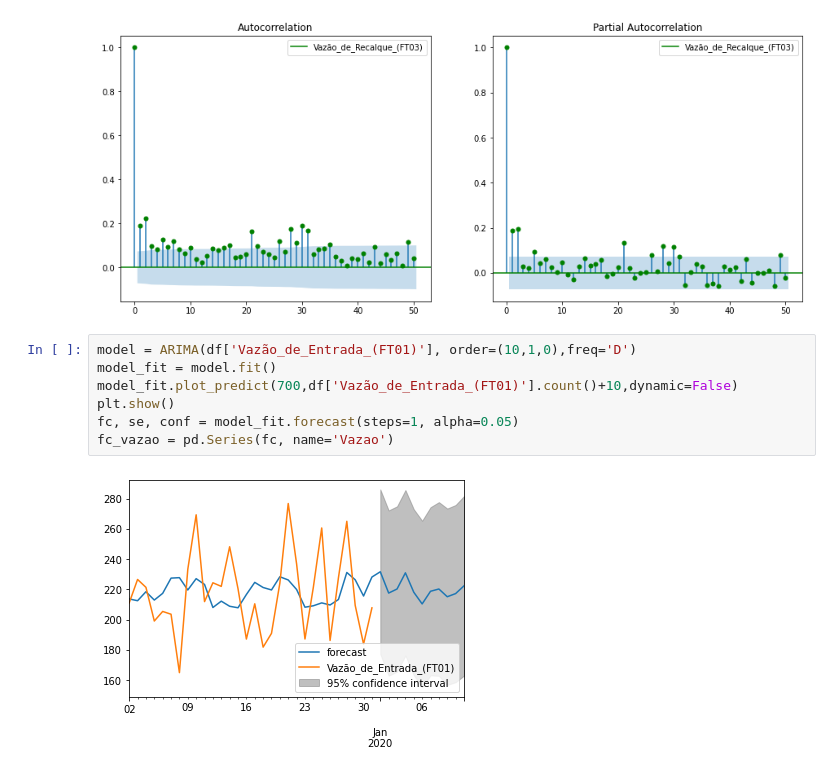
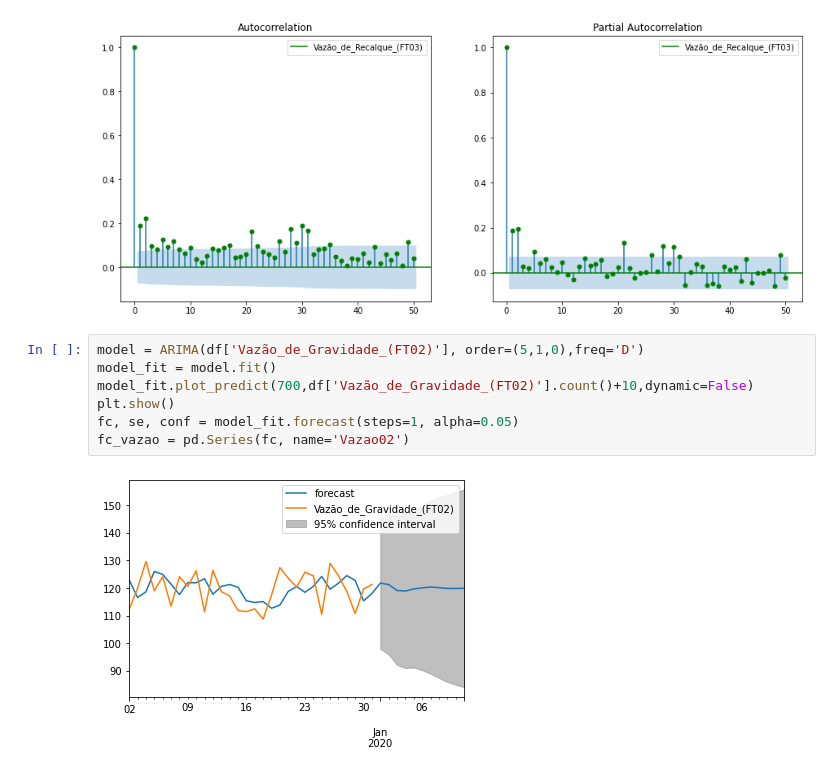
Before and after one commit to MarceloAvanzi/Time-Series-Forecast, a Jupyter notebook: AnaliseDados.ipynb, the cells around one changed output. Drawn from its saved outputs; the diff is of its cells as text.

```diff
--- a/test.ipynb
+++ b/AnaliseDados.ipynb
@@ -69,11 +69,11 @@ plt.show()
 # %% [output]
 [figure]
 # %%
-model = ARIMA(df['Vazão_de_Entrada_(FT01)'], order=(10,1,0),freq='D')
+model = ARIMA(df['Vazão_de_Gravidade_(FT02)'], order=(5,1,0),freq='D')
 model_fit = model.fit()
-model_fit.plot_predict(700,df['Vazão_de_Entrada_(FT01)'].count()+10,dynamic=False)
+model_fit.plot_predict(700,df['Vazão_de_Gravidade_(FT02)'].count()+10,dynamic=False)
 plt.show()
 fc, se, conf = model_fit.forecast(steps=1, alpha=0.05)
-fc_vazao = pd.Series(fc, name='Vazao')
+fc_vazao = pd.Series(fc, name='Vazao02')
 # %% [output]
-[figure, old version]
+[figure, new version]
```
Also changed, not shown: parts of 7 cells of this notebook, 6 other files.
